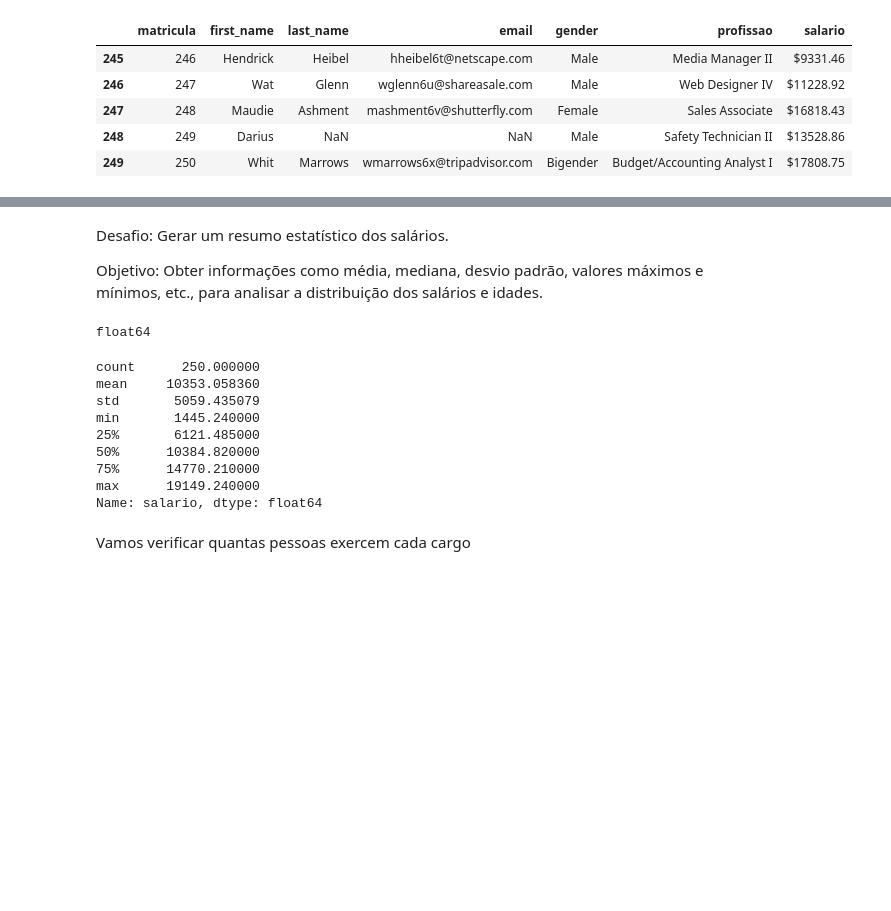
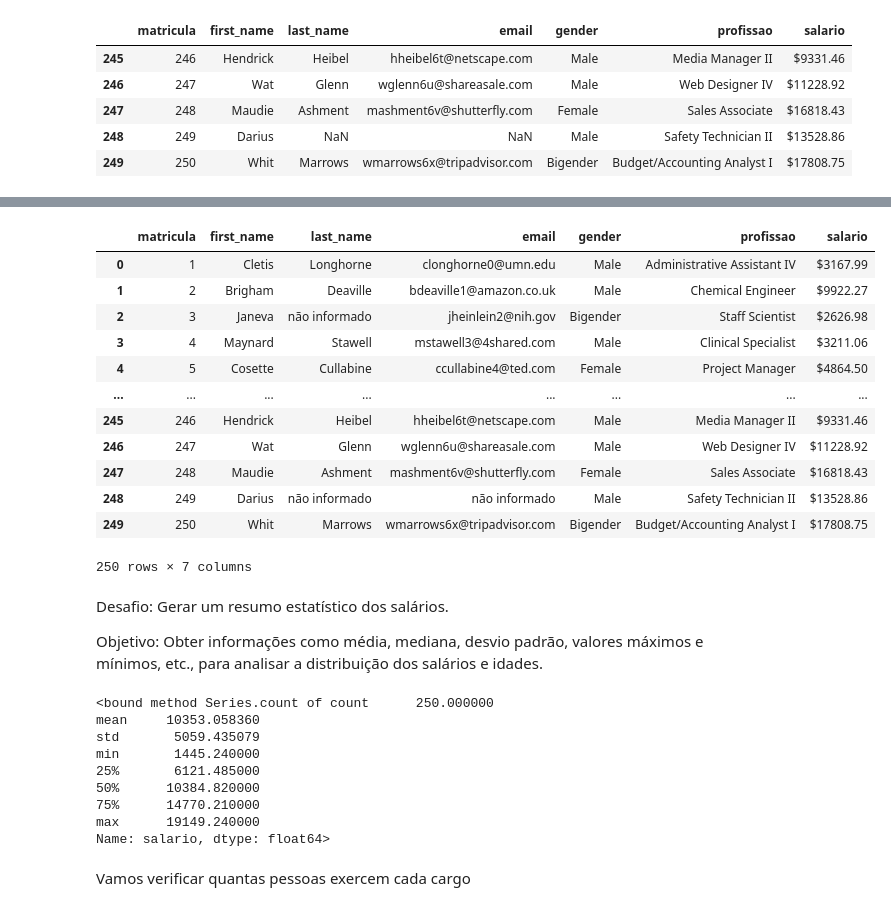
Before and after one commit to DanielBorbafs/study, a Jupyter notebook: pandas/training01/analise.ipynb, the cells around one changed output, grey strips where cells are left out. Saved outputs shown, nothing was run; the diff lists cells and outputs as text; code cells hidden in the pictures; blank space fills up the shorter version.

```diff
--- a/pandas/training01/analise.ipynb
+++ b/pandas/training01/analise.ipynb
@@ -48,6 +47,22 @@ print(celulas_vazias)
 # %%
 # Subistituindo células vazias
 df.fillna('não informado', inplace=True)
+
+df
+# %% [output]
+|  | matricula | first_name | last_name | email | gender | profissao | salario |
+| 0 | 1 | Cletis | Longhorne | clonghorne0@umn.edu | Male | Administrative Assistant IV | $3167.99 |
+| 1 | 2 | Brigham | Deaville | bdeaville1@amazon.co.uk | Male | Chemical Engineer | $9922.27 |
+| 2 | 3 | Janeva | não informado | jheinlein2@nih.gov | Bigender | Staff Scientist | $2626.98 |
+| 3 | 4 | Maynard | Stawell | mstawell3@4shared.com | Male | Clinical Specialist | $3211.06 |
+| 4 | 5 | Cosette | Cullabine | ccullabine4@ted.com | Female | Project Manager | $4864.50 |
+| ... | ... | ... | ... | ... | ... | ... | ... |
+| 245 | 246 | Hendrick | Heibel | hheibel6t@netscape.com | Male | Media Manager II | $9331.46 |
+| 246 | 247 | Wat | Glenn | wglenn6u@shareasale.com | Male | Web Designer IV | $11228.92 |
+| 247 | 248 | Maudie | Ashment | mashment6v@shutterfly.com | Female | Sales Associate | $16818.43 |
+| 248 | 249 | Darius | não informado | não informado | Male | Safety Technician II | $13528.86 |
+| 249 | 250 | Whit | Marrows | wmarrows6x@tripadvisor.com | Bigender | Budget/Accounting Analyst I | $17808.75 |
+250 rows × 7 columns
 # %% [markdown]
 Desafio: Gerar um resumo estatístico dos salários.
 
@@ -59,16 +74,12 @@ import pandas as pd
 df = pd.read_csv('business.csv')
 
 df['salario'] = df['salario'].replace({'\$': '', ',': ''}, regex=True).astype(float)
-
-print(df['salario'].dtype)
-# %% [output]
-float64
 # %%
 # Gerando um resumo estatístico geral
 resumo_Salarial = df['salario'].describe()
-resumo_Salarial
+print(resumo_Salarial.count)
 # %% [output]
-count      250.000000
+<bound method Series.count of count      250.000000
 mean     10353.058360
 std       5059.435079
 min       1445.240000
@@ -76,7 +87,7 @@ min       1445.240000
 50%      10384.820000
 75%      14770.210000
 max      19149.240000
-Name: salario, dtype: float64
+Name: salario, dtype: float64>
 # %% [markdown]
 Vamos verificar quantas pessoas exercem cada cargo
 # %%
```
Also changed, not shown: parts of 19 cells of this notebook, 4 other files.
